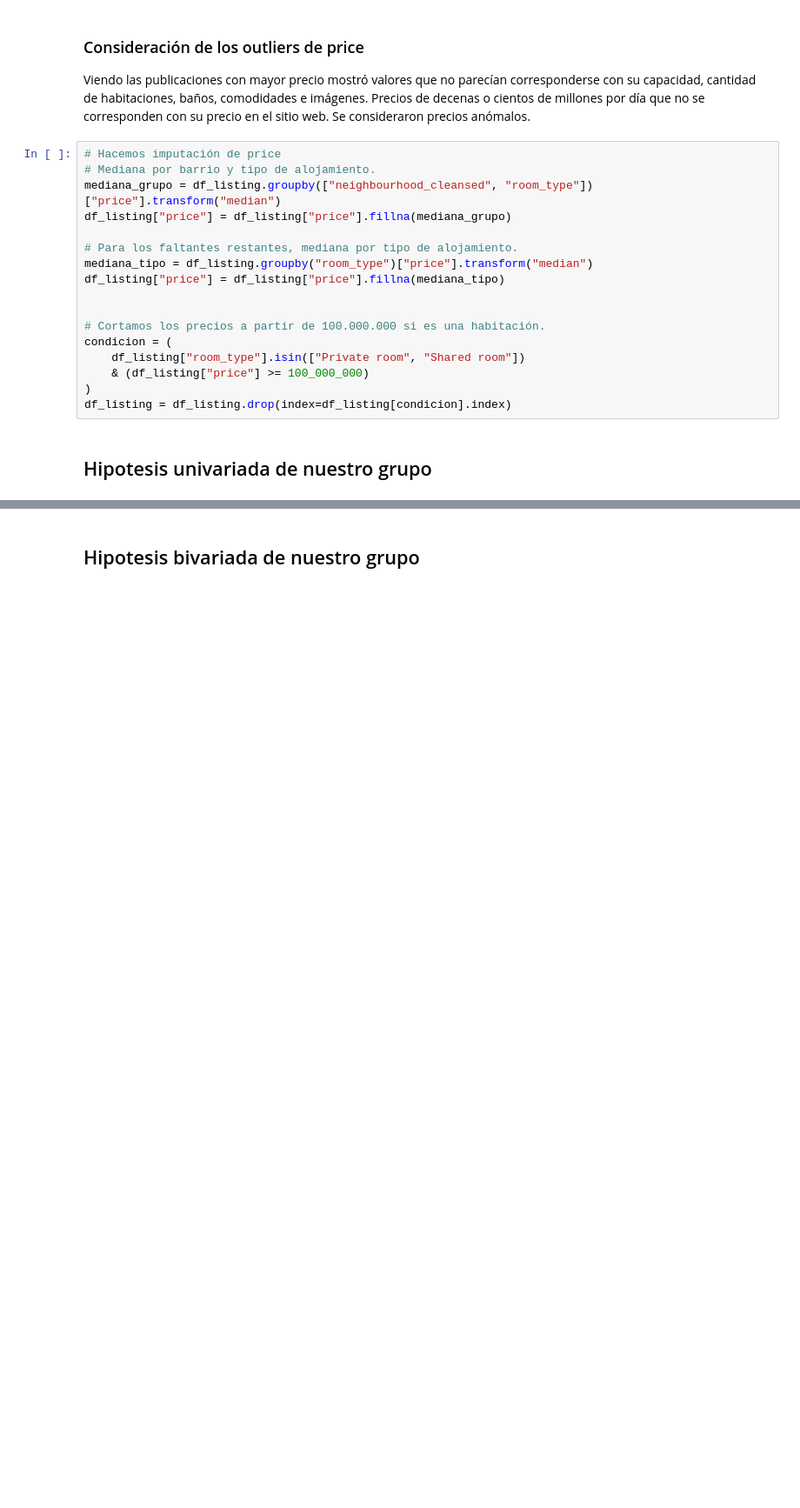
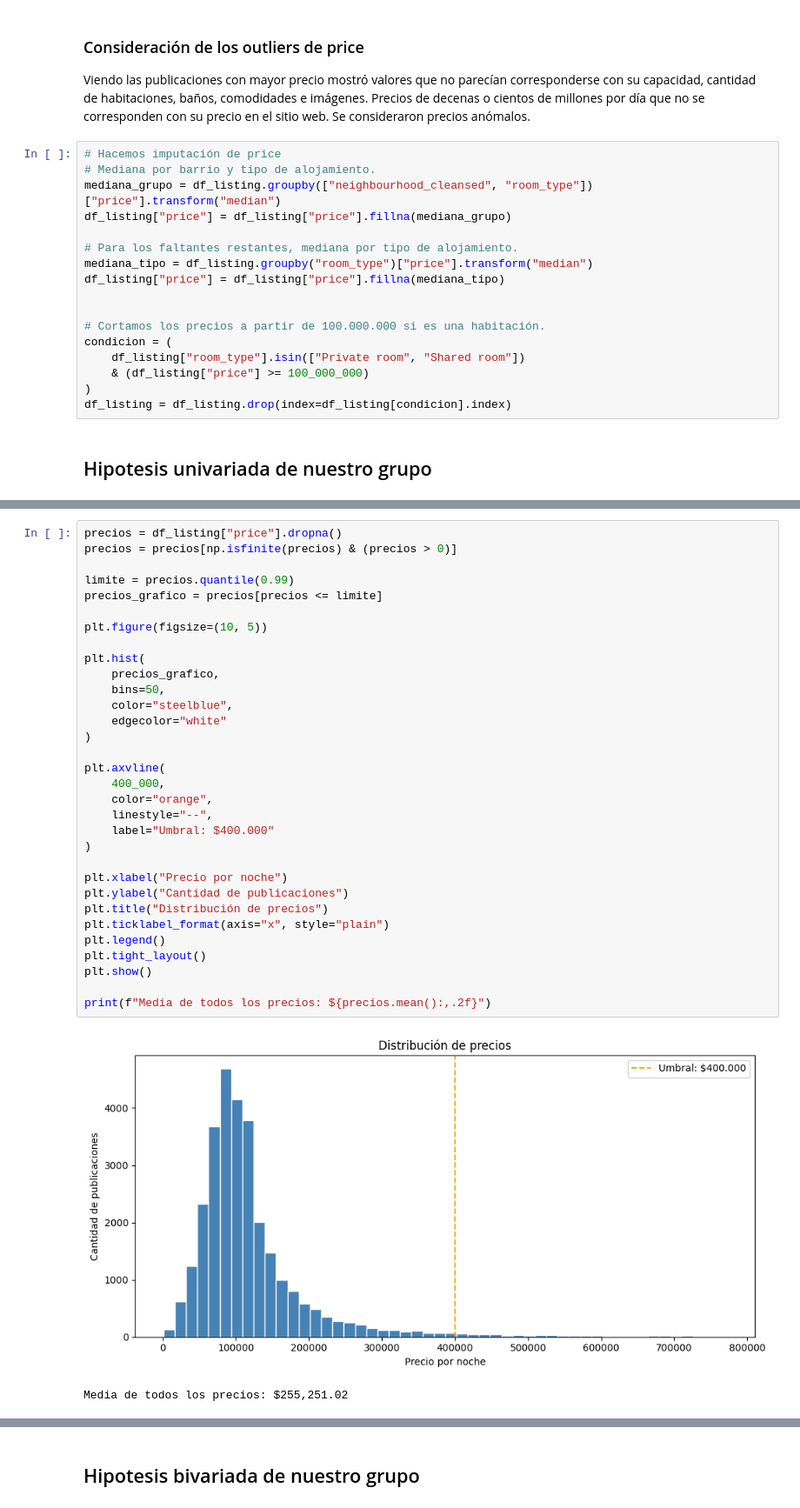
Before and after one commit to ClariflaroCode/TP_fundamentos_grupo30_airbnb, a Jupyter notebook: Entrega.ipynb, the cells around one changed output, grey strips where cells are left out. Shown at 87% size. Cells and saved outputs as stored; diff of their text form; blank space fills up the shorter version.

```diff
--- a/Entrega.ipynb
+++ b/Entrega.ipynb
@@ -136,0 +166,35 @@ df_listing = df_listing.drop(index=df_listing[condicion].index)
+# %%
+precios = df_listing["price"].dropna()
+precios = precios[np.isfinite(precios) & (precios > 0)]
+
+limite = precios.quantile(0.99)
+precios_grafico = precios[precios <= limite]
+
+plt.figure(figsize=(10, 5))
+
+plt.hist(
+    precios_grafico,
+    bins=50,
+    color="steelblue",
+    edgecolor="white"
+)
+
+plt.axvline(
+    400_000,
+    color="orange",
+    linestyle="--",
+    label="Umbral: $400.000"
+)
+
+plt.xlabel("Precio por noche")
+plt.ylabel("Cantidad de publicaciones")
+plt.title("Distribución de precios")
+plt.ticklabel_format(axis="x", style="plain")
+plt.legend()
+plt.tight_layout()
+plt.show()
+
+print(f"Media de todos los precios: ${precios.mean():,.2f}")
+# %% [output]
+[figure, added]
+Media de todos los precios: $255,251.02
```
Also changed, not shown: parts of 12 cells of this notebook.
